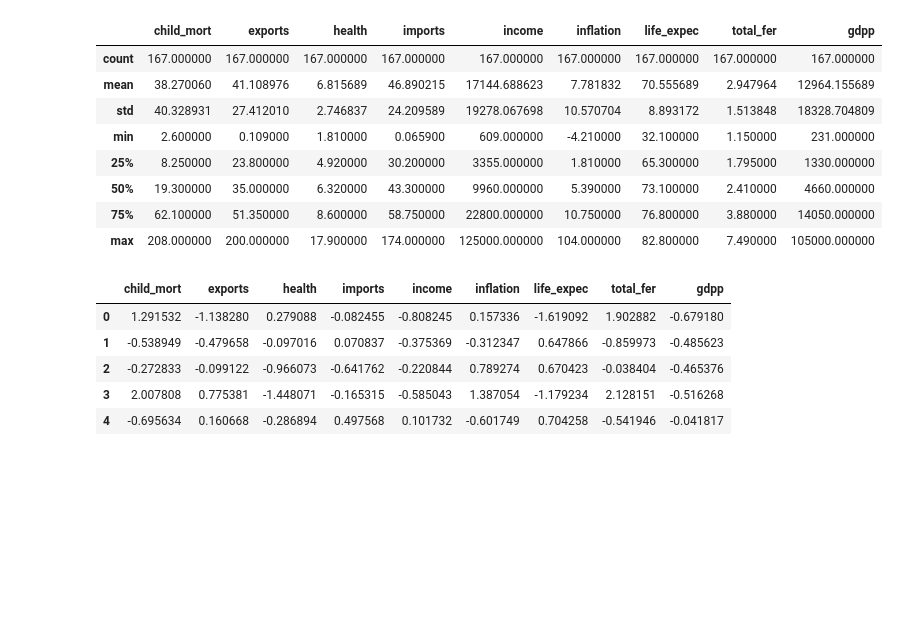
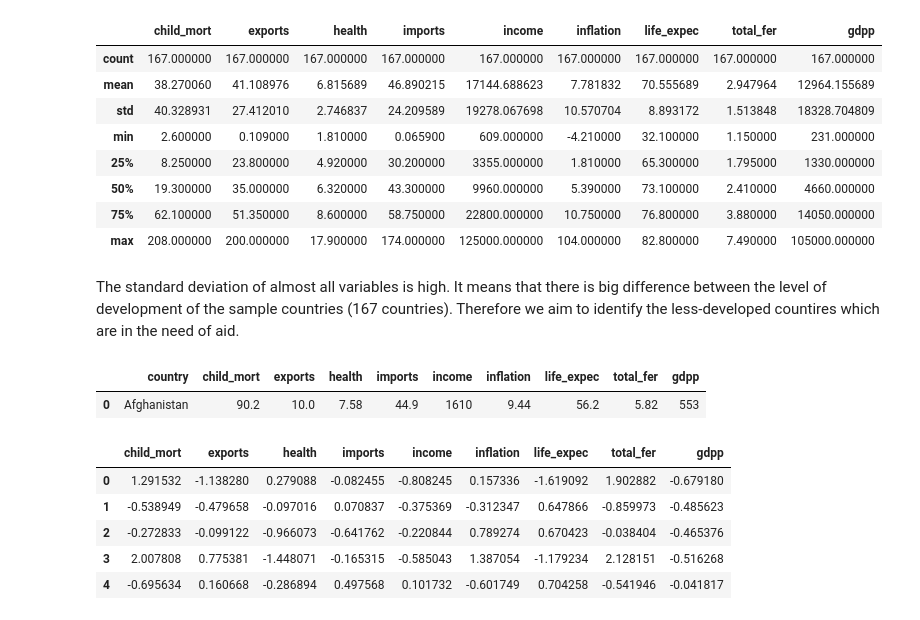
Before and after one commit to BehroozGharleghi/Unsupervised_Learning_project, a Jupyter notebook: Mini_project_unsupervised-Vicky-Behrooz-Shola.ipynb, the cells around one changed output. Cells and saved outputs as stored; diff of their text form; code cells hidden in the pictures; blank space fills up the shorter version.

```diff
--- a/Mini_project_unsupervised-Vicky-Behrooz-Shola.ipynb
+++ b/Mini_project_unsupervised-Vicky-Behrooz-Shola.ipynb
@@ -119,4 +119,11 @@ country.describe()
 | 50% | 19.300000 | 35.000000 | 6.320000 | 43.300000 | 9960.000000 | 5.390000 | 73.100000 | 2.410000 | 4660.000000 |
 | 75% | 62.100000 | 51.350000 | 8.600000 | 58.750000 | 22800.000000 | 10.750000 | 76.800000 | 3.880000 | 14050.000000 |
 | max | 208.000000 | 200.000000 | 17.900000 | 174.000000 | 125000.000000 | 104.000000 | 82.800000 | 7.490000 | 105000.000000 |
+# %% [markdown]
+The standard deviation of almost all variables is high. It means that there is big difference between the level of development of the sample countries (167 countries). Therefore we aim to identify the less-developed countires which are in the need of aid.
+# %%
+country.head(1)
+# %% [output]
+|  | country | child_mort | exports | health | imports | income | inflation | life_expec | total_fer | gdpp |
+| 0 | Afghanistan | 90.2 | 10.0 | 7.58 | 44.9 | 1610 | 9.44 | 56.2 | 5.82 | 553 |
 # %%
```
Also changed, not shown: parts of 28 cells of this notebook.
